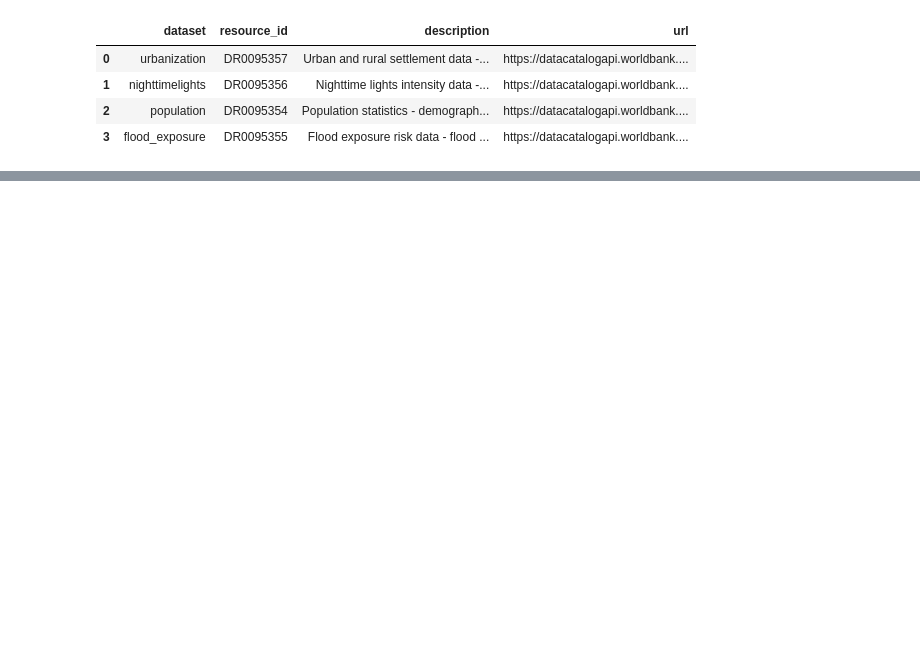
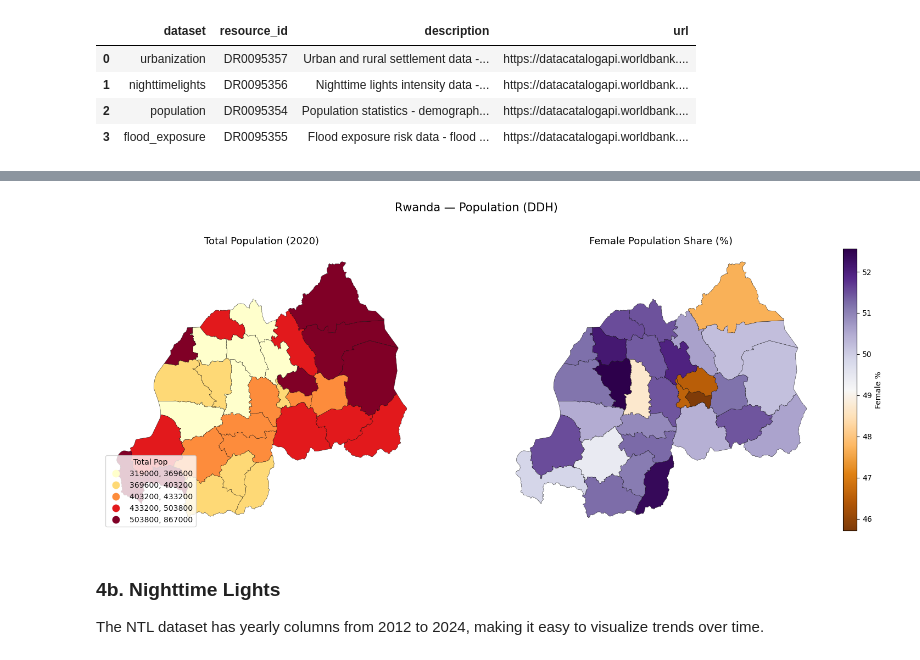
Before and after one commit to worldbank/DECAT_Space2Stats, a Jupyter notebook: workshops/01_accessing_subnational_data.ipynb, the cells around one changed output, grey strips where cells are left out. Drawn from its saved outputs; the diff is of its cells as text; code cells hidden in the pictures; blank space fills up the shorter version.

```diff
--- a/workshops/01_accessing_subnational_data.ipynb
+++ b/workshops/01_accessing_subnational_data.ipynb
@@ -316,0 +126,9 @@ Retrieved 30 records (total available: 30)
+# %%
+pop = client.get_adm2_summaries("population", iso3_filter="RWA")
+
+# DDH API returns strings — convert numeric columns
+num_cols = [c for c in pop.columns if c != "ADM2CD_c" and c != "ISO3"]
+pop[num_cols] = pop[num_cols].apply(pd.to_numeric)
+
+print(f"Columns: {len(pop.columns)}")
+pop.head(3)
@@ -316,0 +145,37 @@ Retrieved 30 records (total available: 30)
+# %%
+# Join with boundaries and map total population
+pop_geo = boundaries.merge(pop, on="ADM2CD_c")
+
+# Round population to clean numbers for display
+pop_geo["sum_pop_2020"] = (pop_geo["sum_pop_2020"] / 1000).round() * 1000
+
+fig, axes = plt.subplots(1, 2, figsize=(16, 6))
+
+pop_geo.plot(
+    column="sum_pop_2020", cmap="YlOrRd", scheme="quantiles", k=5,
+    legend=True, edgecolor="black", linewidth=0.3, ax=axes[0],
+    legend_kwds={"title": "Total Pop", "loc": "lower left", "fmt": "{:.0f}"}
+)
+axes[0].set_title("Total Population (2020)", fontsize=13)
+axes[0].axis("off")
+
+# Female share
+pop_geo["female_share"] = pop_geo["sum_pop_f_2020"] / pop_geo["sum_pop_2020"] * 100
+
+pop_geo.plot(
+    column="female_share", cmap="PuOr", legend=True,
+    edgecolor="black", linewidth=0.3, ax=axes[1],
+    legend_kwds={"label": "Female %"}
+)
+axes[1].set_title("Female Population Share (%)", fontsize=13)
+axes[1].axis("off")
+
+plt.suptitle("Rwanda — Population (DDH)", fontsize=15, y=1.02)
+plt.tight_layout()
+plt.show()
+# %% [output]
+[figure, added]
+# %% [markdown]
+### 4b. Nighttime Lights
+
+The NTL dataset has yearly columns from 2012 to 2024, making it easy to visualize trends over time.
```
Also changed, not shown: parts of 35 cells of this notebook.
